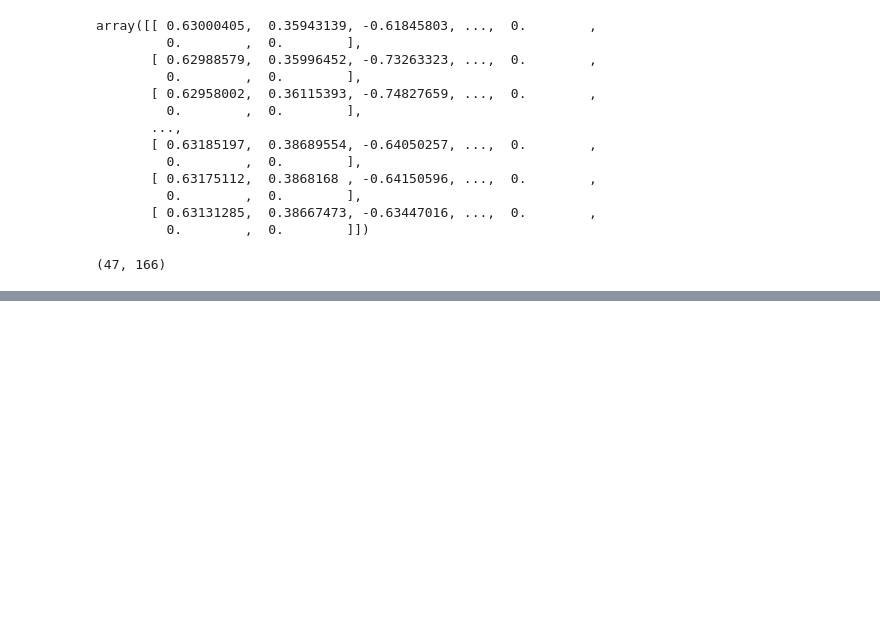
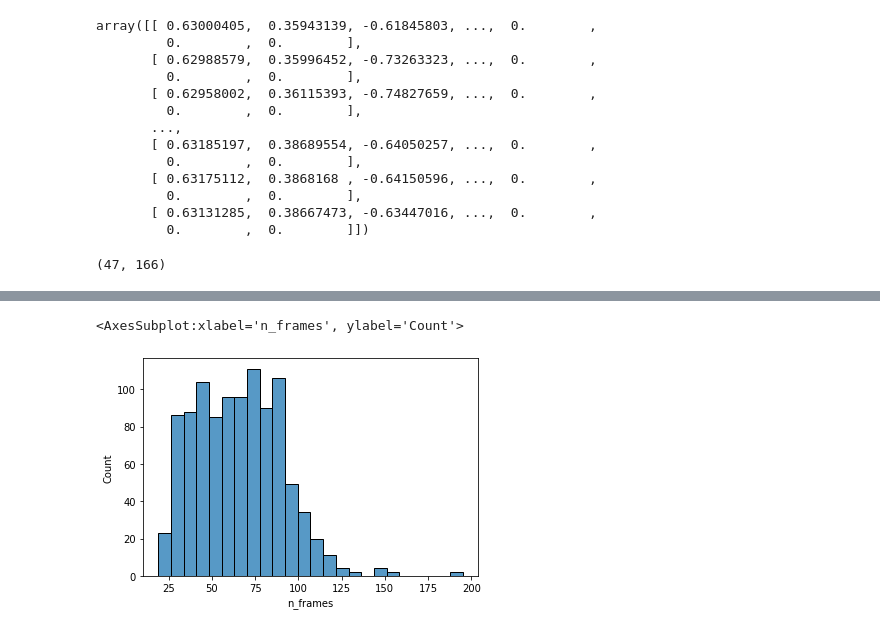
Before and after one commit to c-saade/hand_gesture_recognition, a Jupyter notebook: draft.ipynb, the cells around one changed output, grey strips where cells are left out. Saved outputs shown, nothing was run; the diff lists cells and outputs as text; code cells hidden in the pictures; blank space fills up the shorter version.

```diff
--- a/draft.ipynb
+++ b/draft.ipynb
@@ -288,0 +297,3 @@ loaded_all_landmarks.shape
+# %%
+glosses_df = pd.read_csv('data/WSASL_100/WLASL_100.csv')
+glosses_df.head()
@@ -288,0 +307,8 @@ loaded_all_landmarks.shape
+# %%
+# extracting frame_numbers
+glosses_df['n_frames'] = np.zeros(glosses_df.shape[0])
+for file in glosses_df.file:
+    cap = cv2.VideoCapture('data/WSASL_100/videos/' + file)
+    n = cap.get(cv2.CAP_PROP_FRAME_COUNT)
+    glosses_df['n_frames'][glosses_df.file == file] = n
+    cap.release()
@@ -288,0 +350,5 @@ loaded_all_landmarks.shape
+# %%
+sns.histplot(glosses_df, x = 'n_frames')
+# %% [output]
+<AxesSubplot:xlabel='n_frames', ylabel='Count'>
+[figure, added]
```
Also changed, not shown: parts of 24 cells of this notebook.
